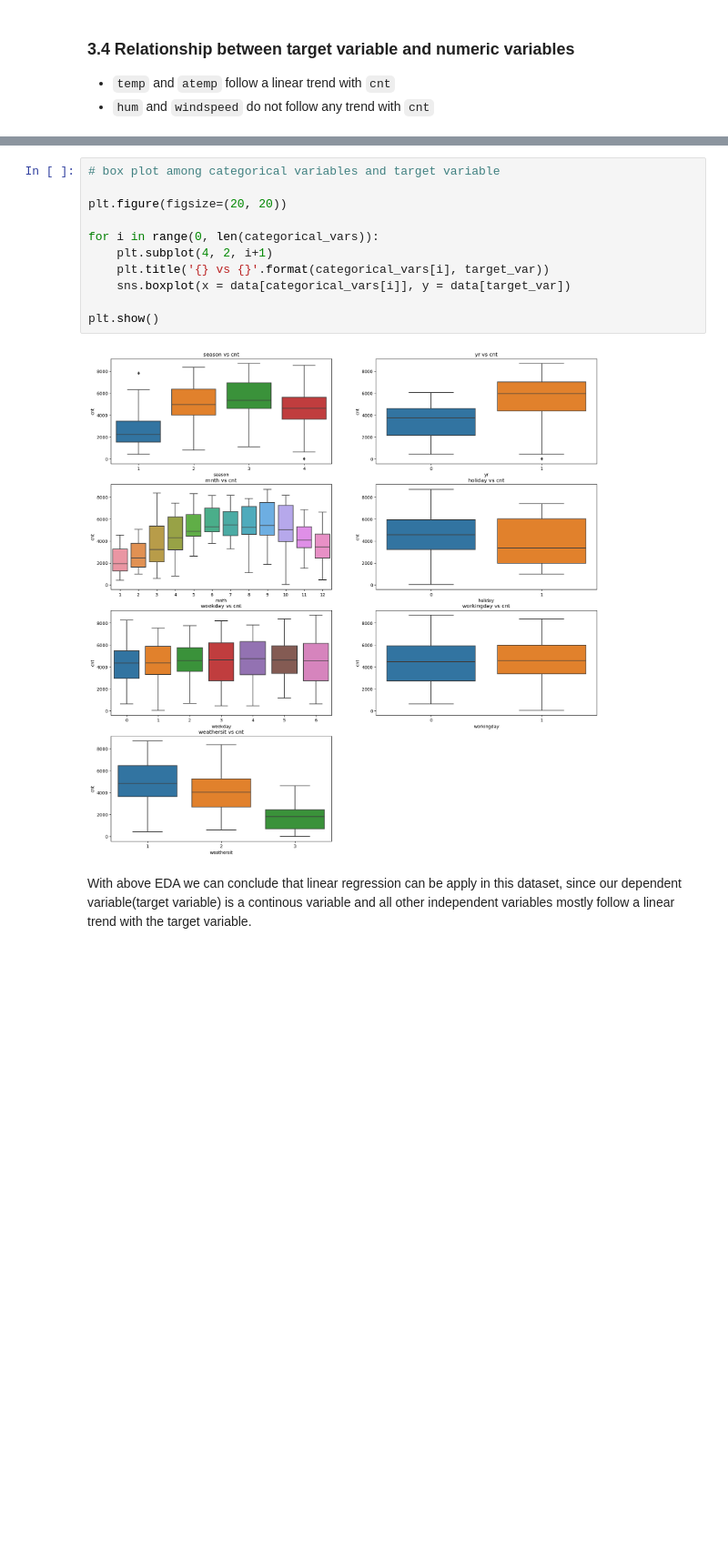
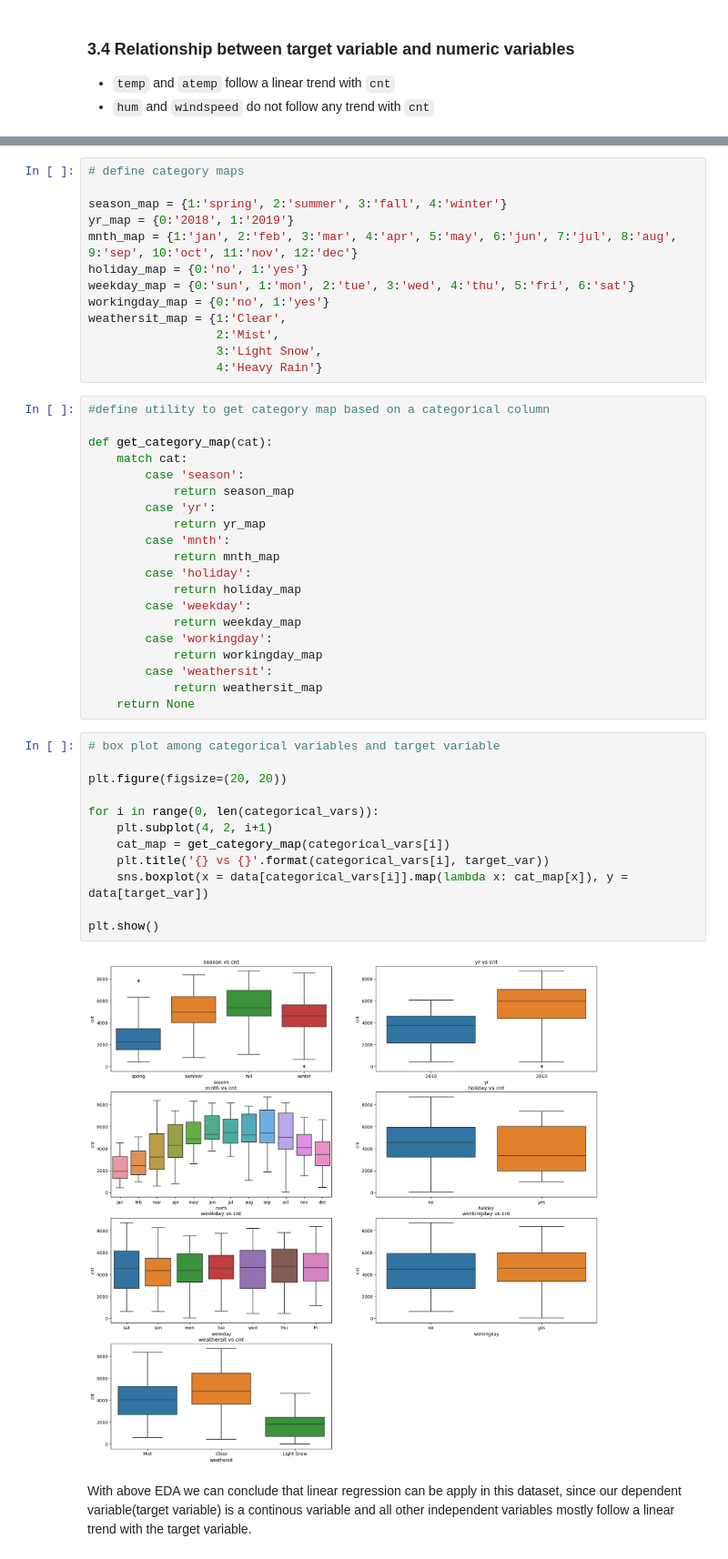
Before and after one commit to shootingStar10/EPGP-IIITB, a Jupyter notebook: Course2 - Machine Learning Part-1/Linear Regression Assignment/Main.ipynb, the cells around one changed output, grey strips where cells are left out. Shown at 91% size. Saved outputs shown, nothing was run; the diff lists cells and outputs as text; blank space fills up the shorter version.

```diff
--- a/Course2 - Machine Learning Part-1/Linear Regression Assignment/Main.ipynb
+++ b/Course2 - Machine Learning Part-1/Linear Regression Assignment/Main.ipynb
@@ -187,17 +187,51 @@ plt.show()
 - `cnt` is decreasing over the `weathersit`and weather situation 1 (Clear, Few clouds, Partly cloudy, Partly cloudy) has highest cnt value.
+# %%
+# define category maps
+
+season_map = {1:'spring', 2:'summer', 3:'fall', 4:'winter'}
+yr_map = {0:'2018', 1:'2019'}
+mnth_map = {1:'jan', 2:'feb', 3:'mar', 4:'apr', 5:'may', 6:'jun', 7:'jul', 8:'aug', 9:'sep', 10:'oct', 11:'nov', 12:'dec'}
+holiday_map = {0:'no', 1:'yes'}
+weekday_map = {0:'sun', 1:'mon', 2:'tue', 3:'wed', 4:'thu', 5:'fri', 6:'sat'}
+workingday_map = {0:'no', 1:'yes'}
+weathersit_map = {1:'Clear',
+                  2:'Mist',
+                  3:'Light Snow',
+                  4:'Heavy Rain'}
+# %%
+#define utility to get category map based on a categorical column
+
+def get_category_map(cat):
+    match cat:
+        case 'season':
+            return season_map
+        case 'yr':
+            return yr_map
+        case 'mnth':
+            return mnth_map
+        case 'holiday':
+            return holiday_map
+        case 'weekday':
+            return weekday_map
+        case 'workingday':
+            return workingday_map
+        case 'weathersit':
+            return weathersit_map
+    return None
 # %%
 # box plot among categorical variables and target variable
 
 plt.figure(figsize=(20, 20))
 
 for i in range(0, len(categorical_vars)):
     plt.subplot(4, 2, i+1)
+    cat_map = get_category_map(categorical_vars[i])
     plt.title('{} vs {}'.format(categorical_vars[i], target_var))
-    sns.boxplot(x = data[categorical_vars[i]], y = data[target_var])
+    sns.boxplot(x = data[categorical_vars[i]].map(lambda x: cat_map[x]), y = data[target_var])
 
 plt.show()
 # %% [output]
-[figure, old version]
+[figure, new version]
 # %% [markdown]
 With above EDA we can conclude that linear regression can be apply in this dataset, since our dependent variable(target variable) is a continous variable and all other independent variables mostly follow a linear trend with the target variable.
 # %% [markdown]
```
Also changed, not shown: parts of 13 cells of this notebook.
